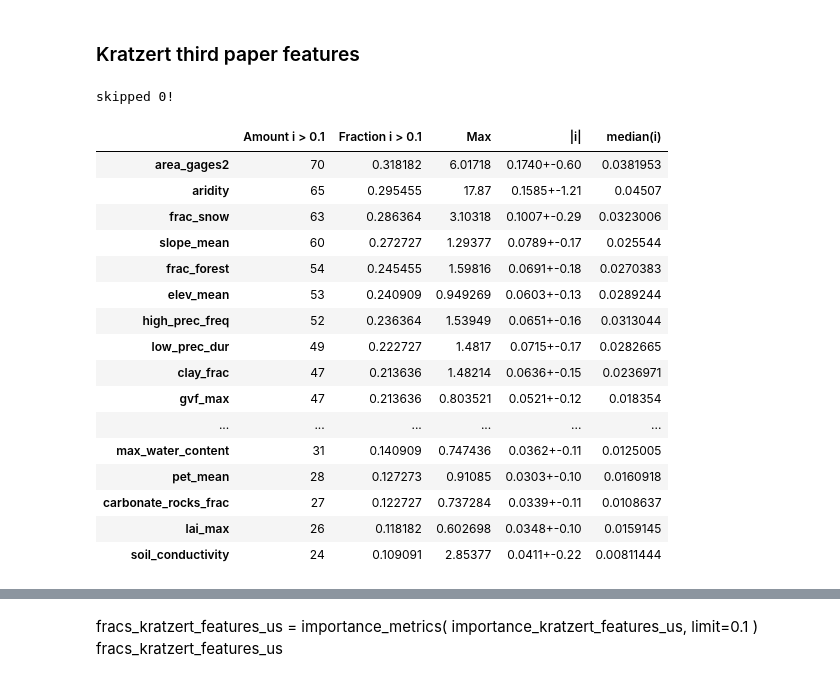
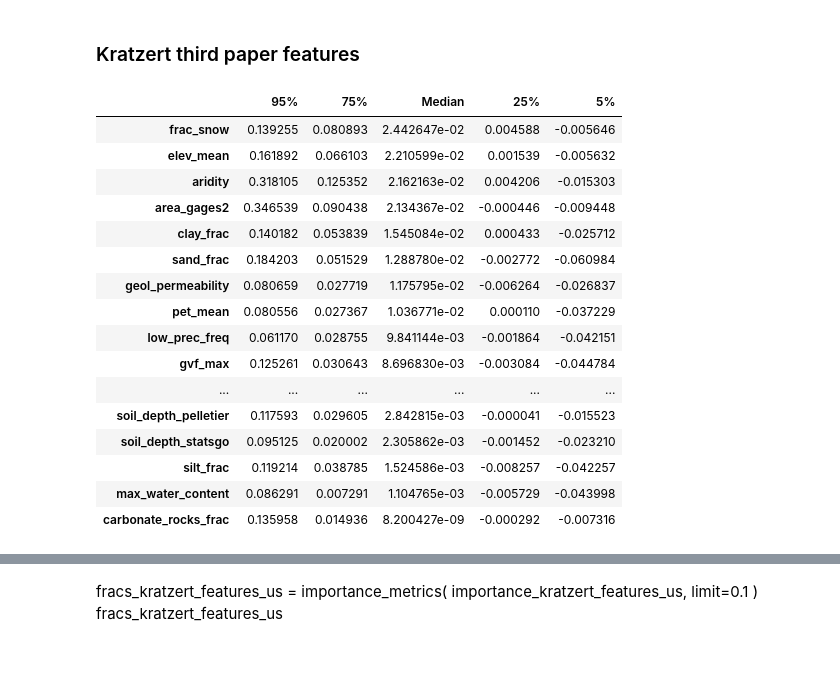
Before and after one commit to bernharl/Master-Thesis, a Jupyter notebook: notebooks/permutation_test.ipynb, the cells around one changed output, grey strips where cells are left out. Saved outputs shown, nothing was run; the diff lists cells and outputs as text; code cells hidden in the pictures.

```diff
--- a/notebooks/permutation_test.ipynb
+++ b/notebooks/permutation_test.ipynb
@@ -521,11 +510,10 @@ plt.show()
 # %% [markdown]
 ### Kratzert third paper features
 # %%
-k = 5
+k = 1
 permutations_kratzert_features_us = parse_results(
     "/home/bernhard/git/Master-Thesis/runs/camels_us/kratzert_features_cv_us/permutation/",
     k=k,
-    skip=0,
 )
 
 nse_values_kratzert_features_us = load_cv_results(
@@ -541,33 +529,31 @@ importance_kratzert_features_us = calc_i(
     k=k,
     min_nse=0.5,
     epoch=13,
-    skip=0,
 )
-# %% [output]
-skipped 0!
-# %%
-fracs_kratzert_features_us = importance_metrics(
-    importance_kratzert_features_us, limit=0.1
-)
-fracs_kratzert_features_us
-# %% [output]
-|  | Amount i > 0.1 | Fraction i > 0.1 | Max | |i| | median(i) |
-| area_gages2 | 70 | 0.318182 | 6.01718 | 0.1740+-0.60 | 0.0381953 |
-| aridity | 65 | 0.295455 | 17.87 | 0.1585+-1.21 | 0.04507 |
-| frac_snow | 63 | 0.286364 | 3.10318 | 0.1007+-0.29 | 0.0323006 |
-| slope_mean | 60 | 0.272727 | 1.29377 | 0.0789+-0.17 | 0.025544 |
-| frac_forest | 54 | 0.245455 | 1.59816 | 0.0691+-0.18 | 0.0270383 |
-| elev_mean | 53 | 0.240909 | 0.949269 | 0.0603+-0.13 | 0.0289244 |
-| high_prec_freq | 52 | 0.236364 | 1.53949 | 0.0651+-0.16 | 0.0313044 |
-| low_prec_dur | 49 | 0.222727 | 1.4817 | 0.0715+-0.17 | 0.0282665 |
-| clay_frac | 47 | 0.213636 | 1.48214 | 0.0636+-0.15 | 0.0236971 |
-| gvf_max | 47 | 0.213636 | 0.803521 | 0.0521+-0.12 | 0.018354 |
-| ... | ... | ... | ... | ... | ... |
-| max_water_content | 31 | 0.140909 | 0.747436 | 0.0362+-0.11 | 0.0125005 |
-| pet_mean | 28 | 0.127273 | 0.91085 | 0.0303+-0.10 | 0.0160918 |
-| carbonate_rocks_frac | 27 | 0.122727 | 0.737284 | 0.0339+-0.11 | 0.0108637 |
-| lai_max | 26 | 0.118182 | 0.602698 | 0.0348+-0.10 | 0.0159145 |
-| soil_conductivity | 24 | 0.109091 | 2.85377 | 0.0411+-0.22 | 0.00811444 |
+# %%
+fracs_kratzert_features_us = importance_metrics(importance_kratzert_features_us)
+fracs_kratzert_features_us.to_latex(
+    folder / "kratzert_features_importance.tex", float_format="%.2f"
+)
+fracs_kratzert_features_us
+# %% [output]
+|  | 95% | 75% | Median | 25% | 5% |
+| frac_snow | 0.139255 | 0.080893 | 2.442647e-02 | 0.004588 | -0.005646 |
+| elev_mean | 0.161892 | 0.066103 | 2.210599e-02 | 0.001539 | -0.005632 |
+| aridity | 0.318105 | 0.125352 | 2.162163e-02 | 0.004206 | -0.015303 |
+| area_gages2 | 0.346539 | 0.090438 | 2.134367e-02 | -0.000446 | -0.009448 |
+| clay_frac | 0.140182 | 0.053839 | 1.545084e-02 | 0.000433 | -0.025712 |
+| sand_frac | 0.184203 | 0.051529 | 1.288780e-02 | -0.002772 | -0.060984 |
+| geol_permeability | 0.080659 | 0.027719 | 1.175795e-02 | -0.006264 | -0.026837 |
+| pet_mean | 0.080556 | 0.027367 | 1.036771e-02 | 0.000110 | -0.037229 |
+| low_prec_freq | 0.061170 | 0.028755 | 9.841144e-03 | -0.001864 | -0.042151 |
+| gvf_max | 0.125261 | 0.030643 | 8.696830e-03 | -0.003084 | -0.044784 |
+| ... | ... | ... | ... | ... | ... |
+| soil_depth_pelletier | 0.117593 | 0.029605 | 2.842815e-03 | -0.000041 | -0.015523 |
+| soil_depth_statsgo | 0.095125 | 0.020002 | 2.305862e-03 | -0.001452 | -0.023210 |
+| silt_frac | 0.119214 | 0.038785 | 1.524586e-03 | -0.008257 | -0.042257 |
+| max_water_content | 0.086291 | 0.007291 | 1.104765e-03 | -0.005729 | -0.043998 |
+| carbonate_rocks_frac | 0.135958 | 0.014936 | 8.200427e-09 | -0.000292 | -0.007316 |
 # %%
 fig, ax = plt.subplots(1, 1)
 boxplot_feature_importance(
```
Also changed, not shown: parts of 2 cells of this notebook.
